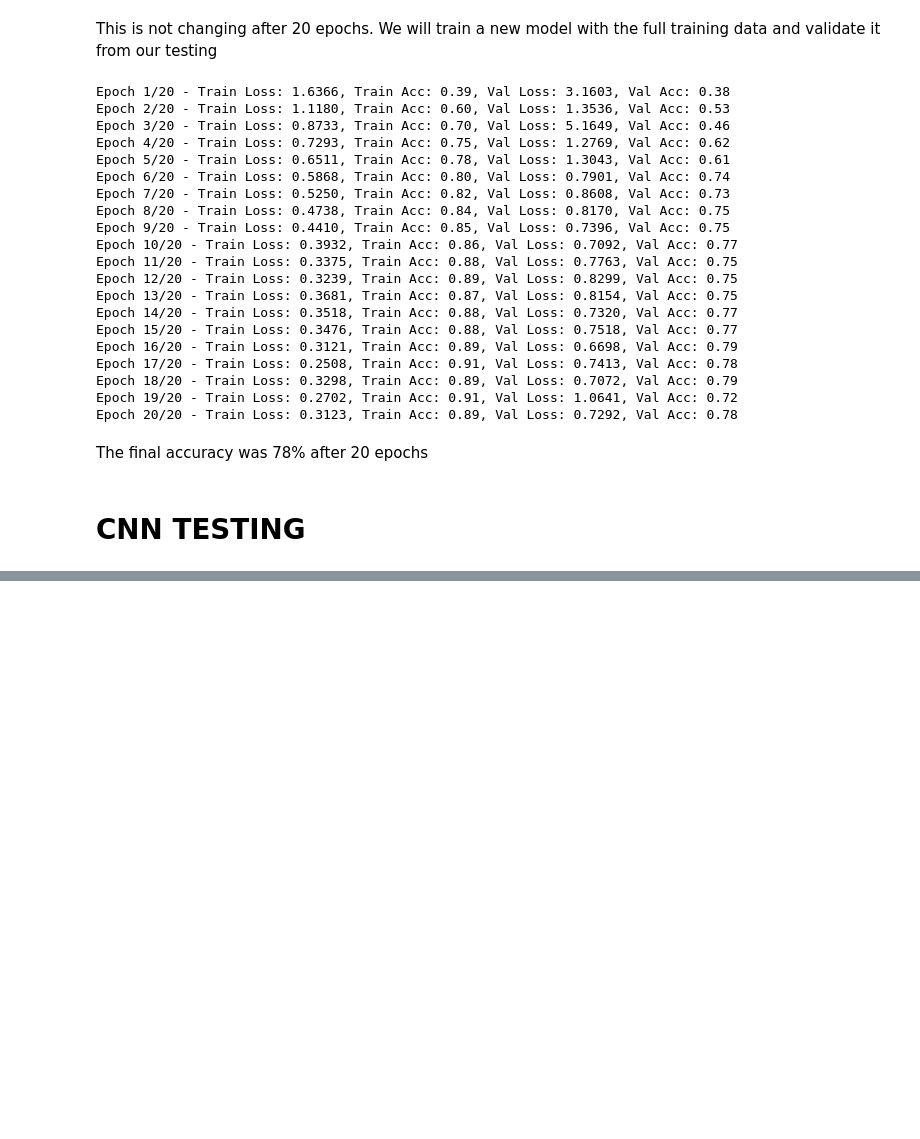
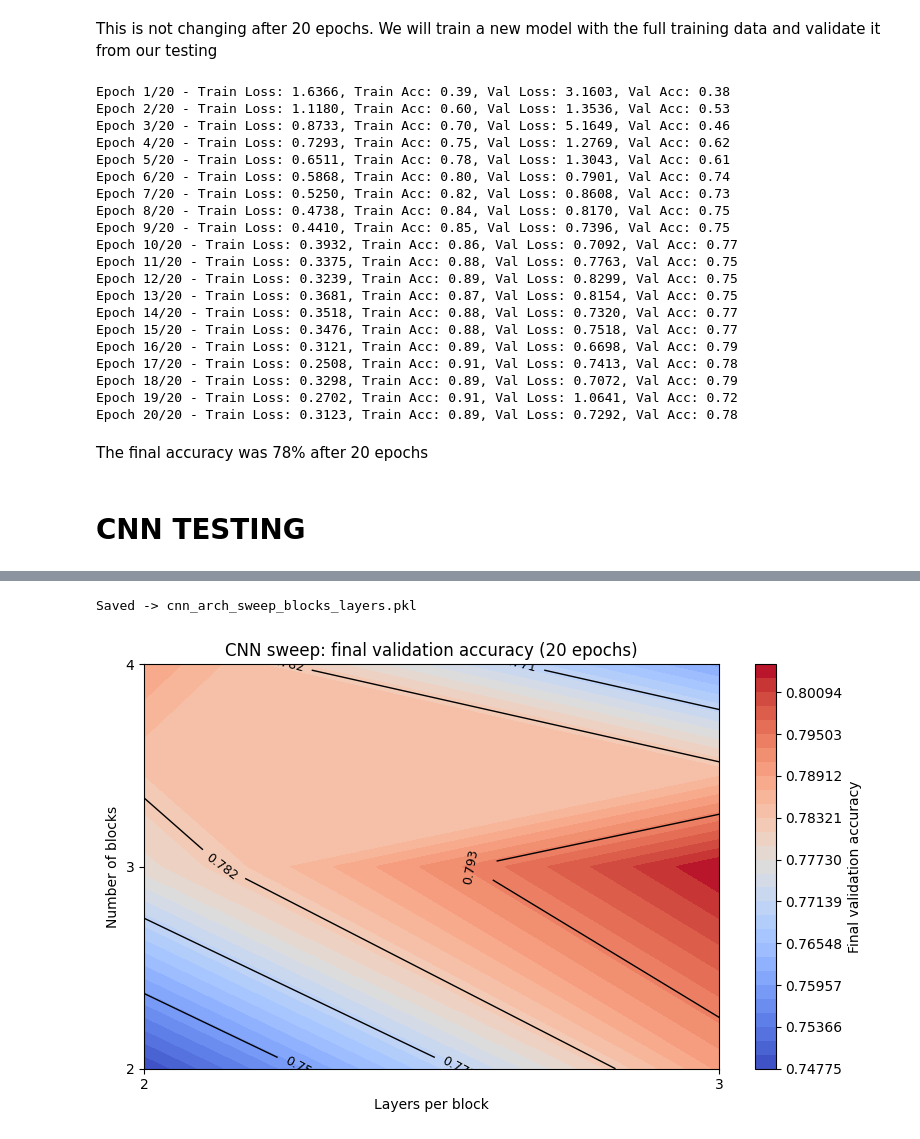
Before and after one commit to ConnorIrvine/Gesture-Recognition, a Jupyter notebook: dataset_cleaning/run_cnn_classifier.ipynb, the cells around one changed output, grey strips where cells are left out. Cells and saved outputs as stored; diff of their text form; code cells hidden in the pictures; blank space fills up the shorter version.

```diff
--- a/dataset_cleaning/run_cnn_classifier.ipynb
+++ b/dataset_cleaning/run_cnn_classifier.ipynb
@@ -552,6 +552,8 @@ final_val_acc = []
 
 num_blocks_list = [2, 3, 4]
 layers_per_block_list = [2, 3]  # "2 options per block"
+
+criterion = nn.CrossEntropyLoss()
 
 for nb in num_blocks_list:
     for lpb in layers_per_block_list:
@@ -614,22 +634,61 @@ with open("cnn_arch_sweep_blocks_layers.pkl", "wb") as f:
     pickle.dump(sweep_out, f)
 
 print("Saved -> cnn_arch_sweep_blocks_layers.pkl")
+# %% [output]
+Saved -> cnn_arch_sweep_blocks_layers.pkl
 # %%
+import pickle
+import numpy as np
 import matplotlib.pyplot as plt
-import numpy as np
 
-plt.figure(figsize=(12, 6))
+# Load sweep results (or use configs/final_val_acc already in memory)
+try:
+    configs
+    final_val_acc
+except NameError:
+    with open("cnn_arch_sweep_blocks_layers.pkl", "rb") as f:
+        sweep_out = pickle.load(f)
+    configs = sweep_out["configs"]
+    final_val_acc = sweep_out["final_val_acc"]
 
-for cfg, hist in zip(configs, histories):
-    label = f"blocks={cfg['num_blocks']}, layers/block={cfg['layers_per_block']}"
-    if "val_acc" in hist and len(hist["val_acc"]) > 0:
-        epochs = np.arange(1, len(hist["val_acc"]) + 1)
-        plt.plot(epochs, hist["val_acc"], marker="o", linewidth=1.5, label=label)
+# Unique axis values
+num_blocks_vals = sorted({c["num_blocks"] for c in configs})          # e.g., [2, 3, 4]
+layers_vals = sorted({c["layers_per_block"] for c in configs})        # e.g., [2, 3]
 
-plt.title("CNN Architecture Sweep (20 epochs): Validation Accuracy vs Epoch")
-plt.xlabel("Epoch")
-plt.ylabel("Validation Accuracy")
-plt.grid(True, alpha=0.3)
-plt.legend(loc="best", fontsize=9)
+# Grid of final accuracies: rows=blocks, cols=layers_per_block
+acc_grid = np.full((len(num_blocks_vals), len(layers_vals)), np.nan, dtype=float)
+for cfg, acc in zip(configs, final_val_acc):
+    r = num_blocks_vals.index(cfg["num_blocks"])
+    c = layers_vals.index(cfg["layers_per_block"])
+    acc_grid[r, c] = float(acc)
+
+# Meshgrid for contour plots (X=layers per block, Y=num blocks)
+X, Y = np.meshgrid(layers_vals, num_blocks_vals)  # both shape == acc_grid.shape
+
+vmin = float(np.nanmin(acc_grid))
+vmax = float(np.nanmax(acc_grid))
+
+# Contour levels (adjust count if you want more/less bands)
+filled_levels = np.linspace(vmin, vmax, 30)
+line_levels = np.linspace(vmin, vmax, 6)
+
+plt.figure(figsize=(8, 5))
+
+# Filled contours + contour lines + labels (SVM-style)
+cf = plt.contourf(X, Y, acc_grid, levels=filled_levels, cmap="coolwarm", vmin=vmin, vmax=vmax)
+plt.colorbar(cf, label="Final validation accuracy")
+
+cs = plt.contour(X, Y, acc_grid, levels=line_levels, colors="k", linewidths=1.0)
+plt.clabel(cs, cs.levels, inline=True, fontsize=9, fmt="%.3f")
+
+plt.title("CNN sweep: final validation accuracy (20 epochs)")
+plt.xlabel("Layers per block")
+plt.ylabel("Number of blocks")
+
+plt.xticks(layers_vals, [str(v) for v in layers_vals])
+plt.yticks(num_blocks_vals, [str(v) for v in num_blocks_vals])
+
 plt.tight_layout()
 plt.show()
+# %% [output]
+[figure, added]
```
Also changed, not shown: parts of 4 cells of this notebook, 2 other files.
